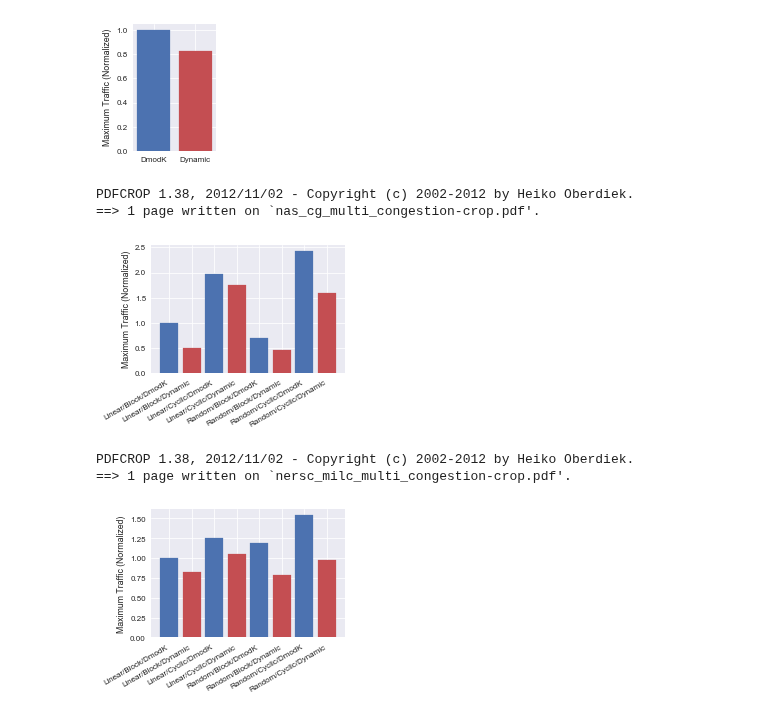
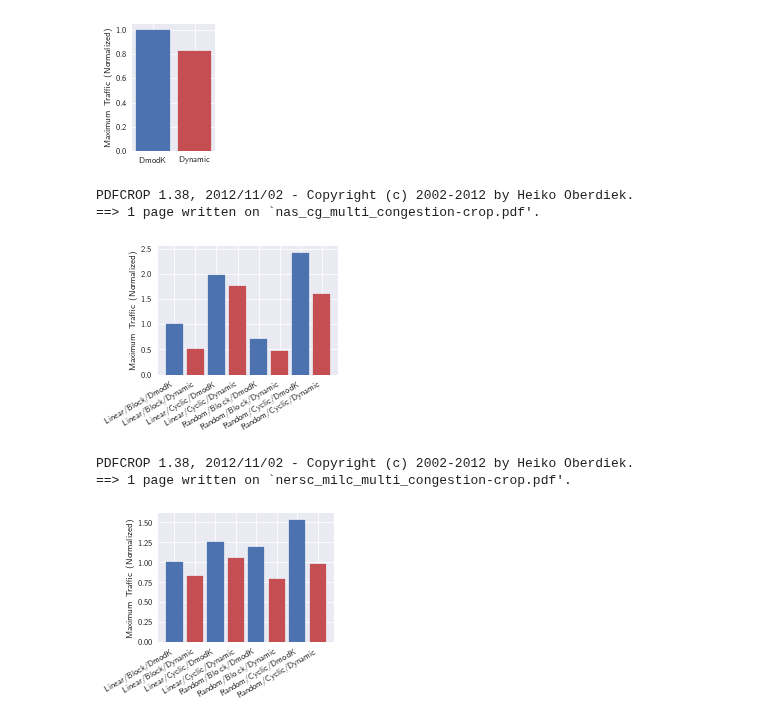
Before and after one commit to keichi/hpcmaspa17-pfanalyzer, a Jupyter notebook: img/plot.ipynb, the cells around one changed output. Drawn from its saved outputs; the diff is of its cells as text; code cells hidden in the pictures.

```diff
--- a/img/plot.ipynb
+++ b/img/plot.ipynb
@@ -4,7 +4,13 @@ import matplotlib.pyplot as plt
 import numpy as np
 import seaborn as sns
 
-sns.set(context="paper", rc={"font.size": 10})
+sns.set(context="paper", rc={
+    "font.size": 10,
+    "ps.useafm": True,
+    "pdf.use14corefonts": True,
+    "text.usetex": True,
+    "text.latex.preamble": "\\usepackage{sfmath}"
+})
 
 w = 3.487
 h = w / 1.618
@@ -202,7 +208,7 @@ y = np.array([1,
 x = np.arange(y.size)
 
 fig, ax = plt.subplots()
-fig.subplots_adjust(left=.2, bottom=.3, right=.97, top=.97)
+fig.subplots_adjust(left=.25, bottom=.3, right=.97, top=.97)
 
 bars = ax.bar(x, y)
 ax.set_xticks(x)
@@ -232,7 +238,7 @@ fig.savefig("nas_cg_multi_congestion.pdf")
 # %% [output]
 PDFCROP 1.38, 2012/11/02 - Copyright (c) 2002-2012 by Heiko Oberdiek.
 ==> 1 page written on `nas_cg_multi_congestion-crop.pdf'.
-[figure, old version]
+[figure, new version]
 # %%
 pal = sns.color_palette()
 
@@ -247,34 +253,34 @@ y = np.array([1,
 x = np.arange(y.size)
 
 fig, ax = plt.subplots()
-fig.subplots_adjust(left=.2, bottom=.3, right=.97, top=.97)
+fig.subplots_adjust(left=.27, bottom=.3, right=.97, top=.97)
 
 bars = ax.bar(x, y)
 ax.set_xticks(x)
 ax.set_xticklabels(["Linear/Block/DmodK",
                                   "Linear/Block/Dynamic",
                                   "Linear/Cyclic/DmodK",
                                   "Linear/Cyclic/Dynamic",
                                   "Random/Block/DmodK",
                                   "Random/Block/Dynamic",
                                   "Random/Cyclic/DmodK",
                                   "Random/Cyclic/Dynamic"],
                                  rotation=30, ha="right")
 
 for i, bar in enumerate(bars):
     if i % 2 == 0:
         bar.set_color(pal[0])
     else:
         bar.set_color(pal[2])
 
 ax.set_ylabel("Maximum Traffic (Normalized)")
 
 fig.set_size_inches(w, h+.5)
 fig.savefig("nersc_milc_multi_congestion.pdf")
 
 !pdfcrop nersc_milc_multi_congestion.pdf
 !mv nersc_milc_multi_congestion-crop.pdf nersc_milc_multi_congestion.pdf
 # %% [output]
 PDFCROP 1.38, 2012/11/02 - Copyright (c) 2002-2012 by Heiko Oberdiek.
 ==> 1 page written on `nersc_milc_multi_congestion-crop.pdf'.
-[figure, old version]
+[figure, new version]
```
Also changed, not shown: parts of 2 cells of this notebook, 11 other files.
